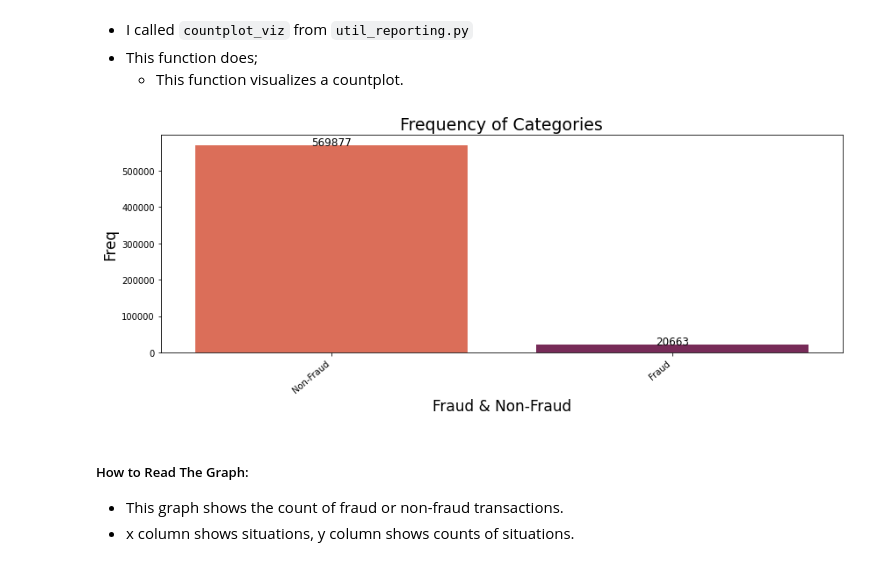
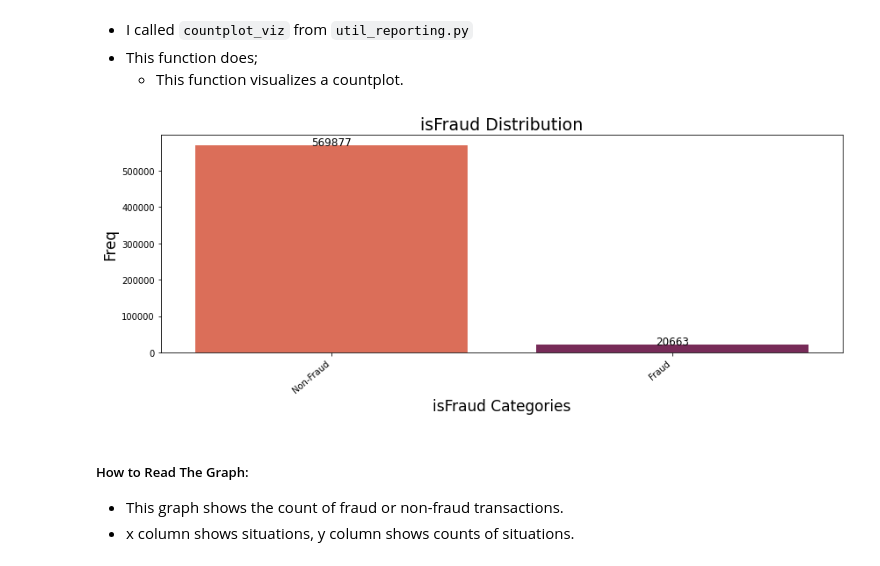
Before and after one commit to ElifKarakutukDinc/IEEE-CIS-Fraud-Detection, a Jupyter notebook: EDA.ipynb, the cells around one changed output. Saved outputs shown, nothing was run; the diff lists cells and outputs as text; code cells hidden in the pictures.

```diff
--- a/EDA.ipynb
+++ b/EDA.ipynb
@@ -299,14 +295,14 @@ Name: isFraud_, dtype: int64
 # %%
 countplot_viz(
     train_transaction,
     "isFraud_",
-    "Fraud & Non-Fraud",
+    "isFraud Categories",
     "Freq",
-    "Frequency of Categories",
+    "isFraud Distribution",
     palette="rocket_r",
 )
 # %% [output]
-[figure, old version]
+[figure, new version]
 # %% [markdown]
 ##### How to Read The Graph:
 * This graph shows the count of fraud or non-fraud transactions.
```
Also changed, not shown: parts of 12 cells of this notebook.
